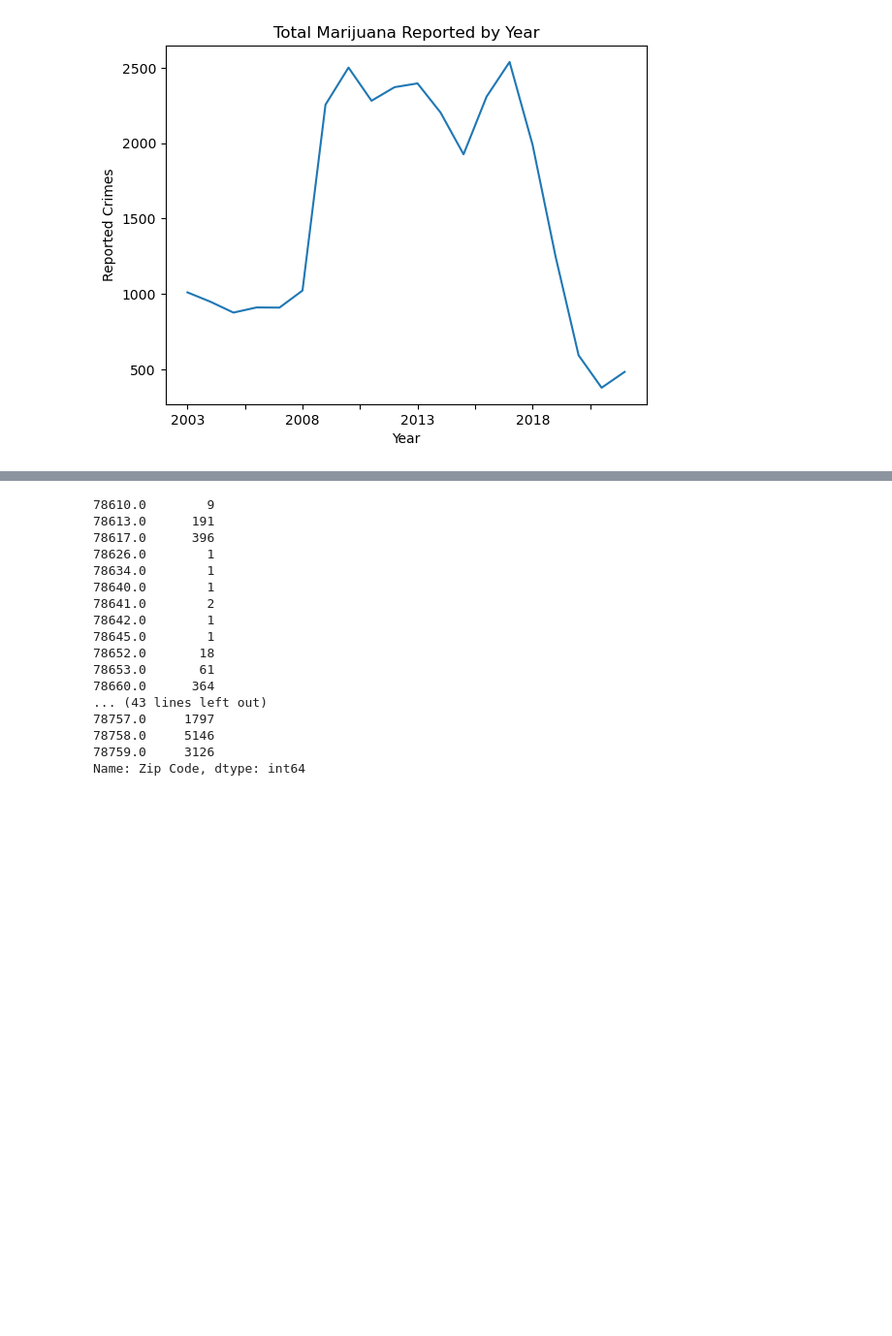
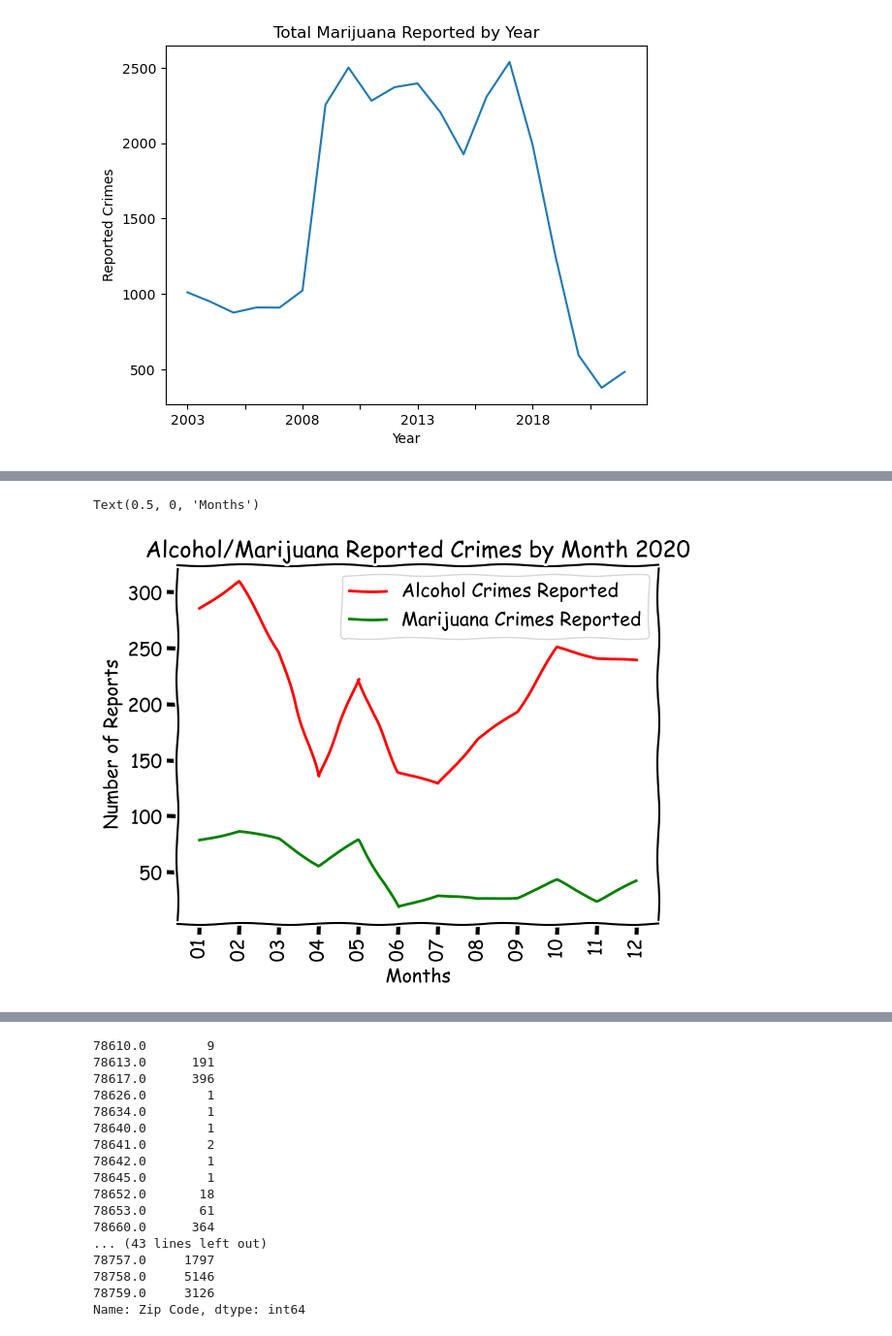
Before and after one commit to robert-z-lehr/Traffic-Crime-Correlations, a Jupyter notebook: main01.ipynb, the cells around one changed output, grey strips where cells are left out. Shown at 97% size. Cells and saved outputs as stored; diff of their text form; code cells hidden in the pictures; blank space fills up the shorter version.

```diff
--- a/main01.ipynb
+++ b/main01.ipynb
@@ -185,0 +283,12 @@ plt.show()
+# %%
+#monthly plot alcohol and mj 2020
+alc_crime20, = plt.plot(month_oh20.keys(), month_oh20, color='red', label="Alcohol Crimes Reported")
+mj_crime20, = plt.plot(month_mj20.keys(), month_mj20, color='green', label="Marijuana Crimes Reported")
+plt.xticks(rotation='vertical')
+plt.legend(handles=[alc_crime20, mj_crime20], loc="upper right")
+plt.title("Alcohol/Marijuana Reported Crimes by Month 2020")
+plt.ylabel("Number of Reports")
+plt.xlabel("Months")
+# %% [output]
+Text(0.5, 0, 'Months')
+[figure, added]
```
Also changed, not shown: parts of 14 cells of this notebook, 1 other file.
